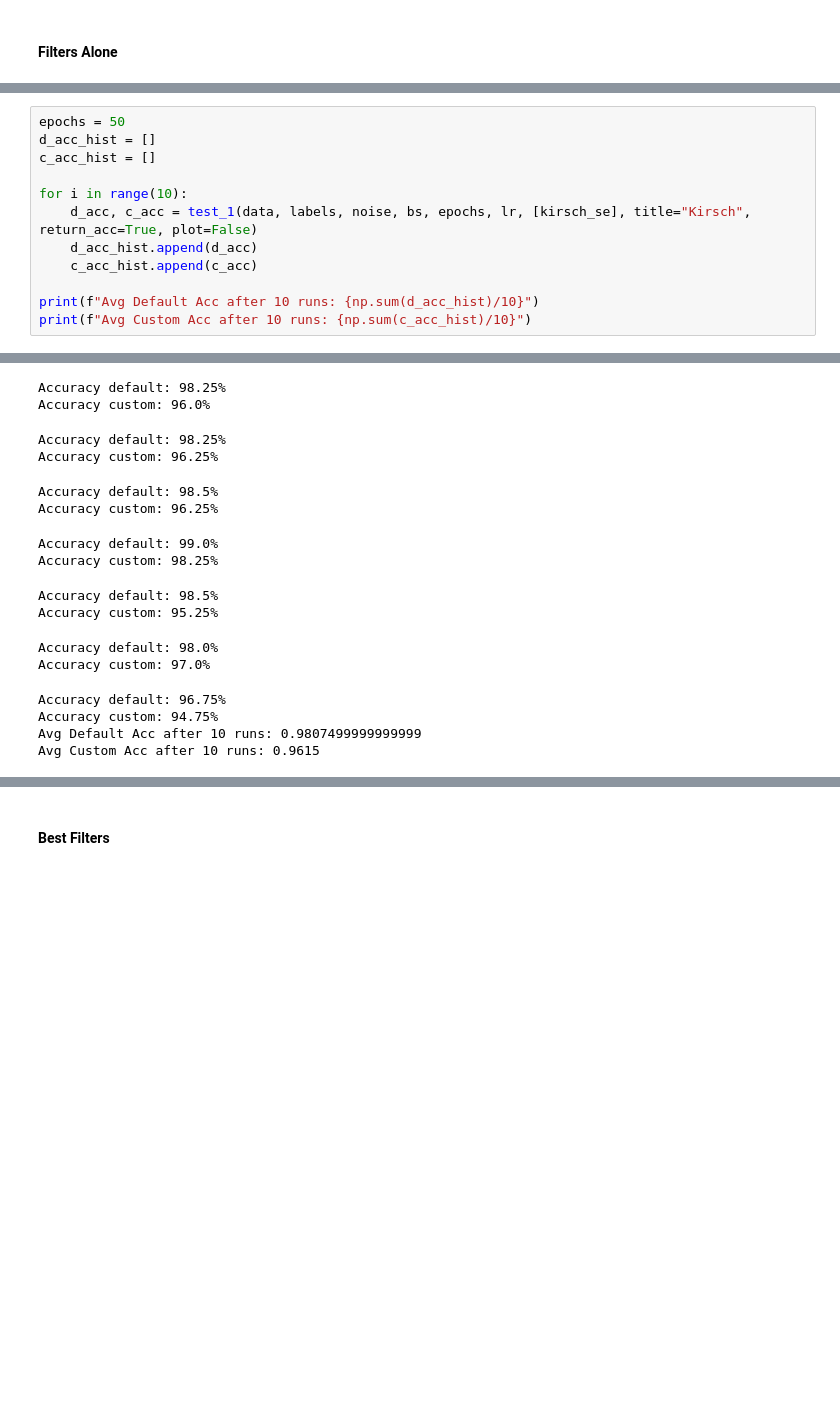
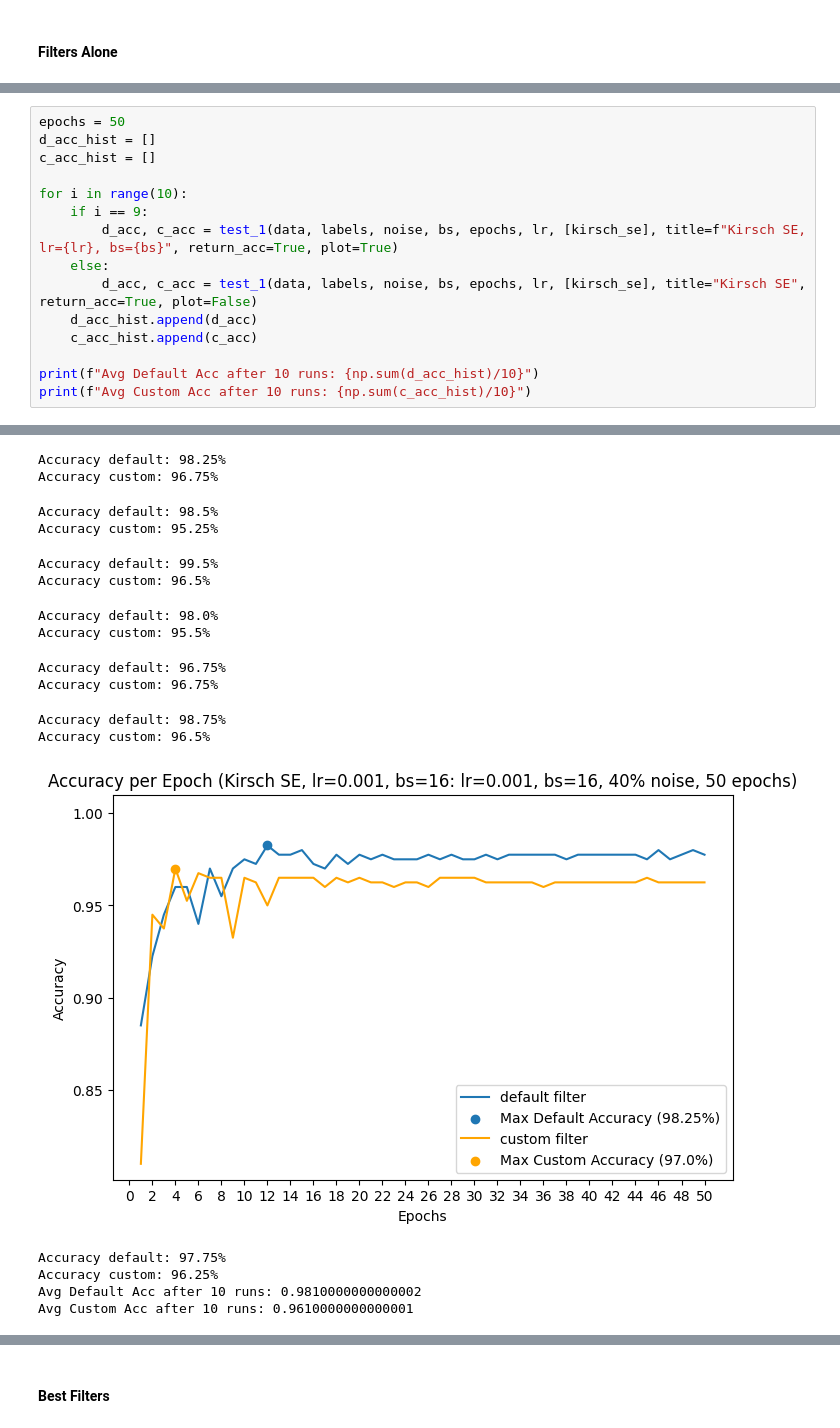
Before and after one commit to undefined-panda/bachelor_thesis, a Jupyter notebook: results/results_krisch.ipynb, the cells around one changed output, grey strips where cells are left out. Cells and saved outputs as stored; diff of their text form; blank space fills up the shorter version.

```diff
--- a/results/results_krisch.ipynb
+++ b/results/results_krisch.ipynb
@@ -151,7 +165,10 @@ d_acc_hist = []
 c_acc_hist = []
 
 for i in range(10):
-    d_acc, c_acc = test_1(data, labels, noise, bs, epochs, lr, [kirsch_se], title="Kirsch", return_acc=True, plot=False)
+    if i == 9:
+        d_acc, c_acc = test_1(data, labels, noise, bs, epochs, lr, [kirsch_se], title=f"Kirsch SE, lr={lr}, bs={bs}", return_acc=True, plot=True)
+    else:
+        d_acc, c_acc = test_1(data, labels, noise, bs, epochs, lr, [kirsch_se], title="Kirsch SE", return_acc=True, plot=False)
     d_acc_hist.append(d_acc)
     c_acc_hist.append(c_acc)
 
@@ -167,19 +184,20 @@ Accuracy custom: 95.75%
 Accuracy default: 98.25%
-Accuracy custom: 96.0%
+Accuracy custom: 96.75%
-Accuracy default: 98.25%
-Accuracy custom: 96.25%
+Accuracy default: 98.5%
+Accuracy custom: 95.25%
-Accuracy default: 98.5%
-Accuracy custom: 96.25%
+Accuracy default: 99.5%
+Accuracy custom: 96.5%
-Accuracy default: 99.0%
-Accuracy custom: 98.25%
+Accuracy default: 98.0%
+Accuracy custom: 95.5%
-Accuracy default: 98.5%
-Accuracy custom: 95.25%
+Accuracy default: 96.75%
+Accuracy custom: 96.75%
-Accuracy default: 98.0%
-Accuracy custom: 97.0%
+Accuracy default: 98.75%
+Accuracy custom: 96.5%
+[figure, added]
-Accuracy default: 96.75%
-Accuracy custom: 94.75%
-Avg Default Acc after 10 runs: 0.9807499999999999
-Avg Custom Acc after 10 runs: 0.9615
+Accuracy default: 97.75%
+Accuracy custom: 96.25%
+Avg Default Acc after 10 runs: 0.9810000000000002
+Avg Custom Acc after 10 runs: 0.9610000000000001
 # %%
 epochs = 50
 d_acc_hist = []
```
Also changed, not shown: parts of 42 cells of this notebook, 10 other files.
